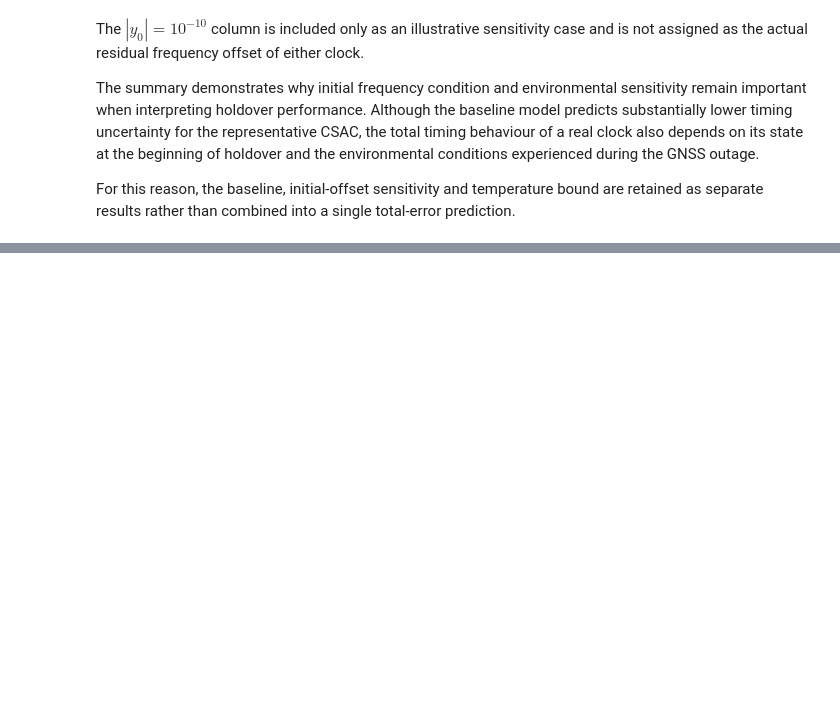
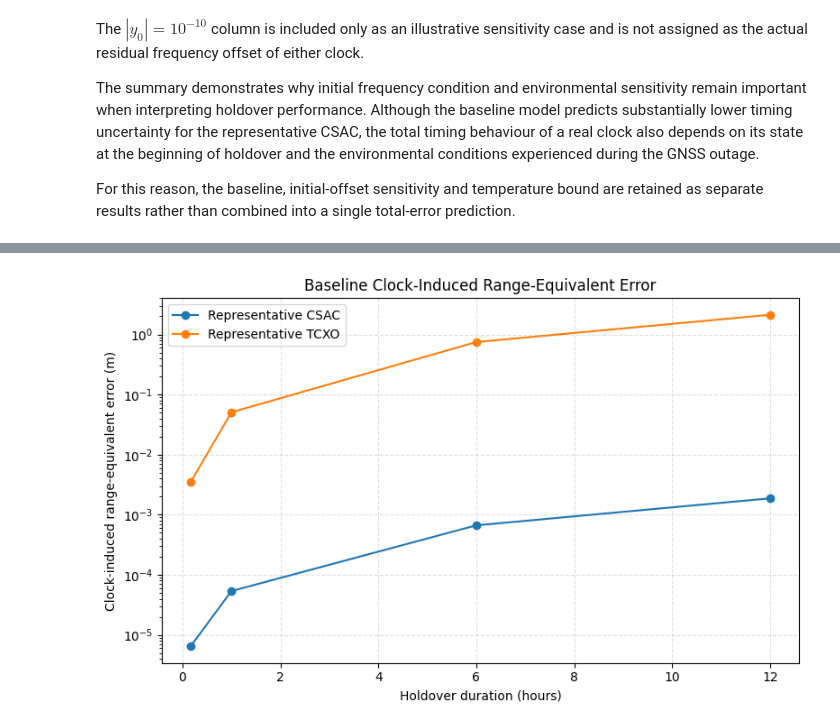
Before and after one commit to FarahAlmufawez/CSAC-GNSS-Holdover-Model, a Jupyter notebook: CSAC-GNSS-Holdover-Model.ipynb, the cells around one changed output, grey strips where cells are left out. Saved outputs shown, nothing was run; the diff lists cells and outputs as text; code cells hidden in the pictures; blank space fills up the shorter version.

```diff
--- a/CSAC-GNSS-Holdover-Model.ipynb
+++ b/CSAC-GNSS-Holdover-Model.ipynb
@@ -1670,0 +1909,42 @@ For this reason, the baseline, initial-offset sensitivity and temperature bound
+# %%
+# 9.3.2 Baseline Range-Equivalent Error Plot
+
+import matplotlib.pyplot as plt
+
+time_hours = holdover_comparison_df["Time (s)"] / 3600
+
+plt.figure(figsize=(8, 5))
+
+plt.plot(
+    time_hours,
+    baseline_range_df["CSAC range-equivalent error (m)"],
+    marker="o",
+    label="Representative CSAC"
+)
+
+plt.plot(
+    time_hours,
+    baseline_range_df["TCXO range-equivalent error (m)"],
+    marker="o",
+    label="Representative TCXO"
+)
+
+plt.yscale("log")
+
+plt.xlabel("Holdover duration (hours)")
+plt.ylabel("Clock-induced range-equivalent error (m)")
+plt.title("Baseline Clock-Induced Range-Equivalent Error")
+
+plt.grid(
+    True,
+    which="major",
+    linestyle="--",
+    alpha=0.4
+)
+
+plt.legend()
+plt.tight_layout()
+
+plt.show()
+# %% [output]
+[figure, added]
```
Also changed, not shown: parts of 19 cells of this notebook.
